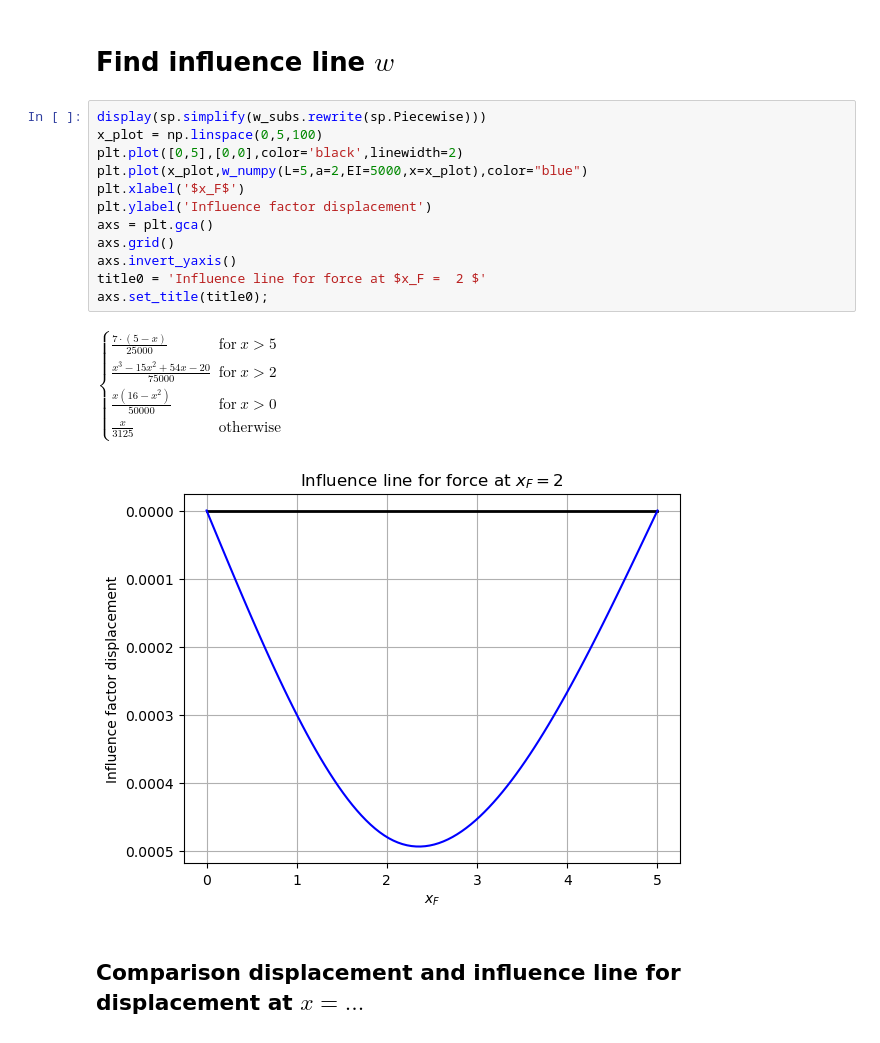
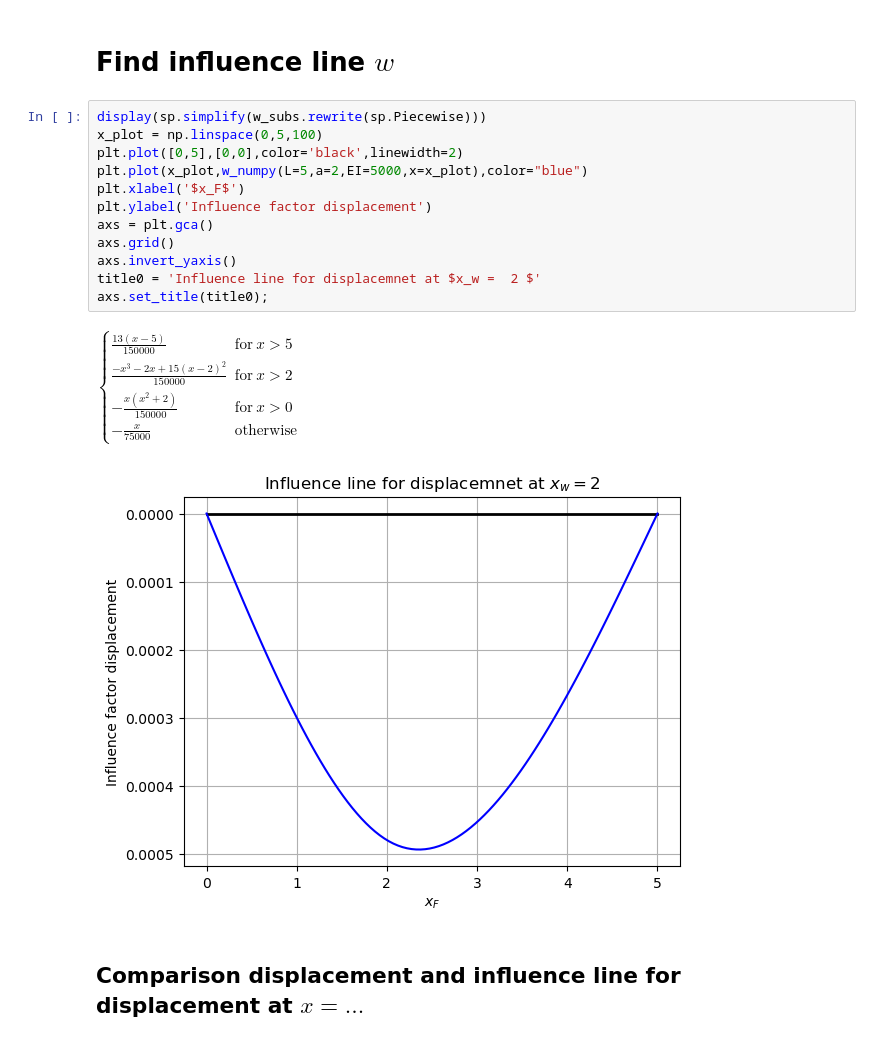
Before and after one commit to Tom-van-Woudenberg/Shared_notebooks, a Jupyter notebook: Structural_Mechanics_4/Interactive_influence_line_simple.ipynb, the cells around one changed output. Drawn from its saved outputs; the diff is of its cells as text.

```diff
--- a/Structural_Mechanics_4/Interactive_influence_line_simple.ipynb
+++ b/Structural_Mechanics_4/Interactive_influence_line_simple.ipynb
@@ -349,18 +349,18 @@ $\displaystyle \begin{cases} \frac{7 \cdot \left(5 - x\right)}{25000} & \text{fo
 # %%
 display(sp.simplify(w_subs.rewrite(sp.Piecewise)))
 x_plot = np.linspace(0,5,100)
 plt.plot([0,5],[0,0],color='black',linewidth=2)
 plt.plot(x_plot,w_numpy(L=5,a=2,EI=5000,x=x_plot),color="blue")
 plt.xlabel('$x_F$')
 plt.ylabel('Influence factor displacement')
 axs = plt.gca()
 axs.grid()
 axs.invert_yaxis()
-title0 = 'Influence line for force at $x_F =  2 $'
+title0 = 'Influence line for displacemnet at $x_w =  2 $'
 axs.set_title(title0);
 # %% [output]
-$\displaystyle \begin{cases} \frac{7 \cdot \left(5 - x\right)}{25000} & \text{for}\: x > 5 \\\frac{x^{3} - 15 x^{2} + 54 x - 20}{75000} & \text{for}\: x > 2 \\\frac{x \left(16 - x^{2}\right)}{50000} & \text{for}\: x > 0 \\\frac{x}{3125} & \text{otherwise} \end{cases}$
+$\displaystyle \begin{cases} \frac{13 \left(x - 5\right)}{150000} & \text{for}\: x > 5 \\\frac{- x^{3} - 2 x + 15 \left(x - 2\right)^{2}}{150000} & \text{for}\: x > 2 \\- \frac{x \left(x^{2} + 2\right)}{150000} & \text{for}\: x > 0 \\- \frac{x}{75000} & \text{otherwise} \end{cases}$
-[figure, old version]
+[figure, new version]
 # %% [markdown]
 ## Comparison displacement and influence line for displacement at $x = ...$ #
 # %%
```
Also changed, not shown: parts of 9 cells of this notebook, 1 other file.
